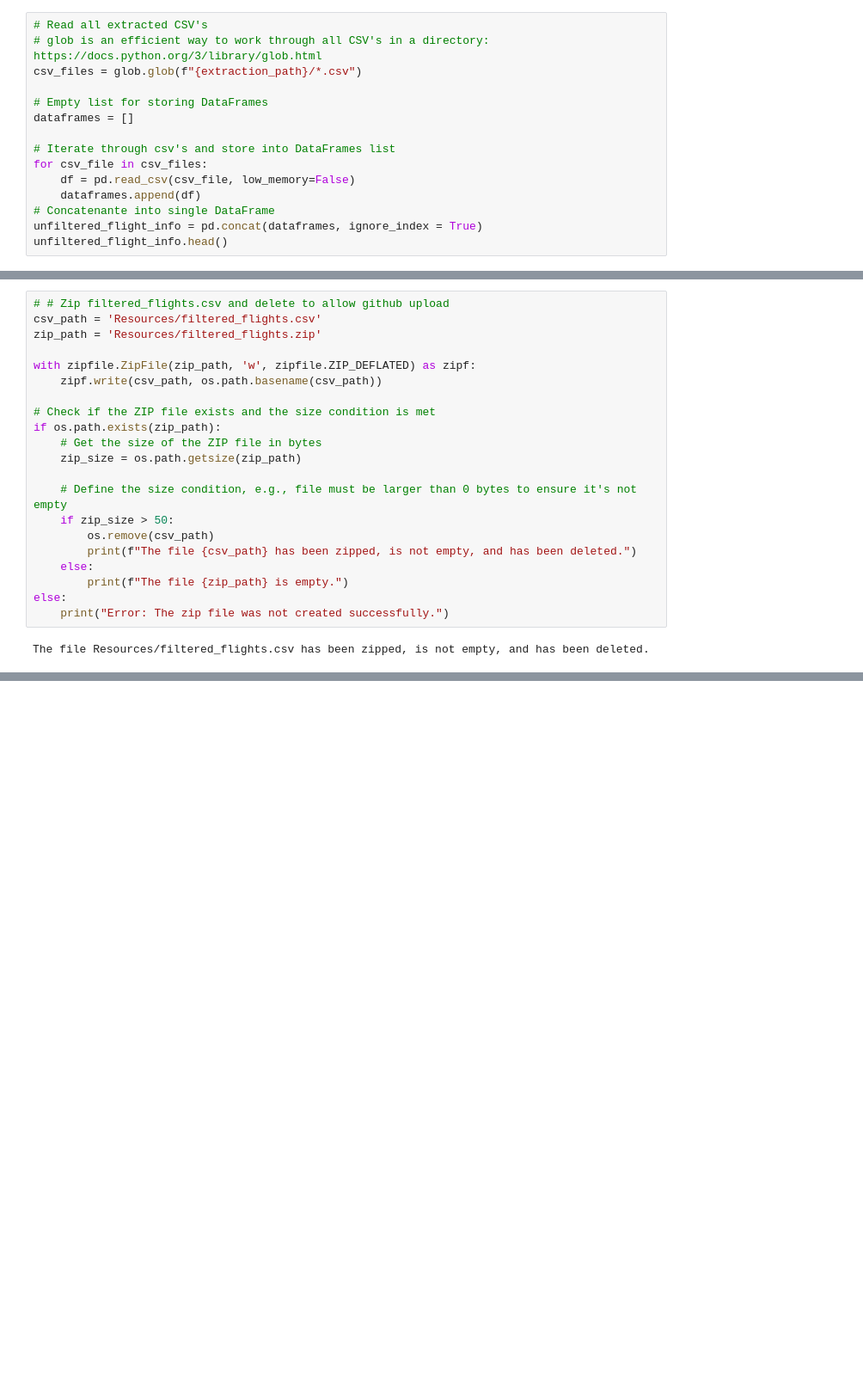
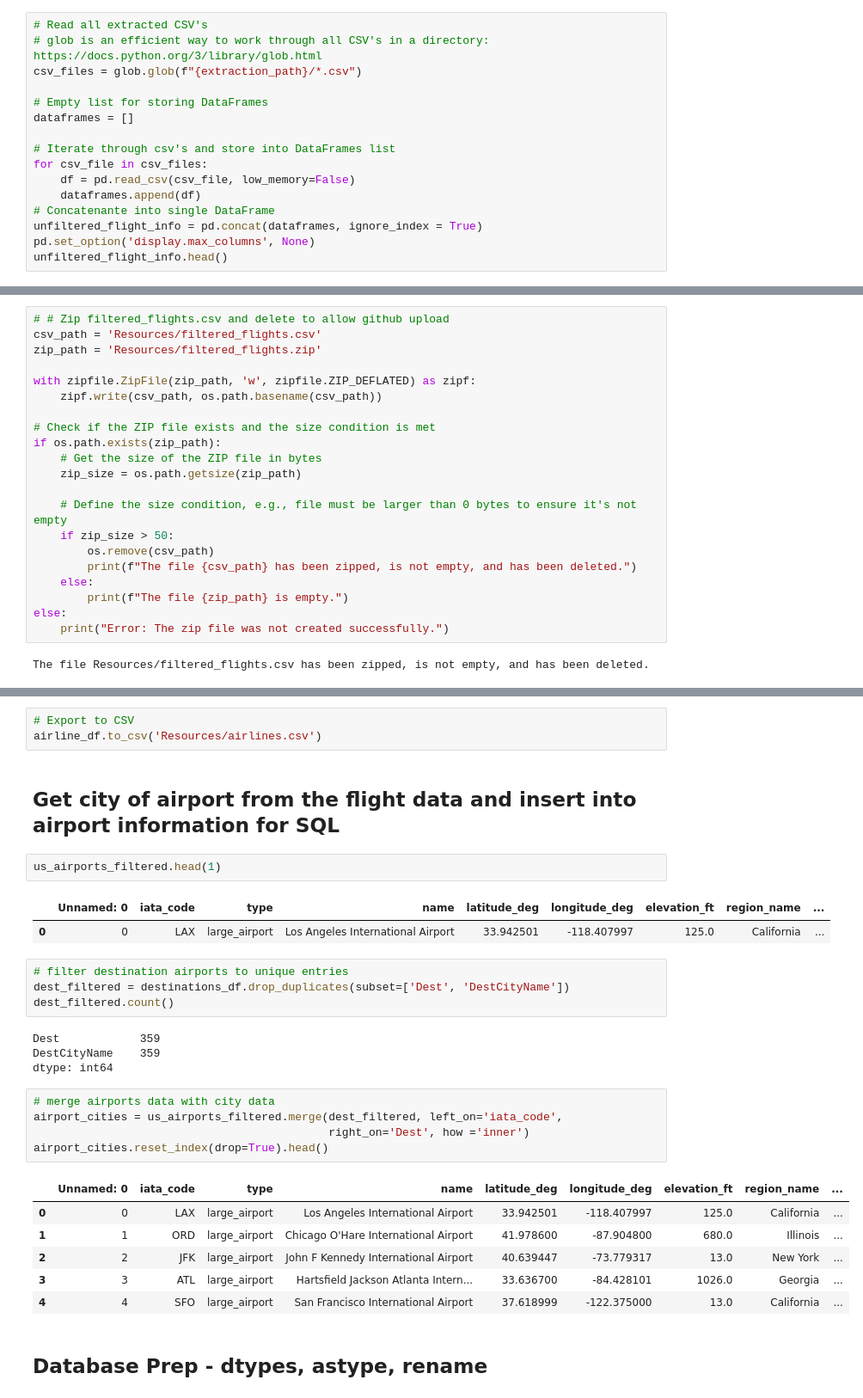
Before and after one commit to redpandata19/project3_team2, a Jupyter notebook: Cleanup2.ipynb, the cells around one changed output, grey strips where cells are left out. Shown: that part at 86% size. Drawn from its saved outputs; the diff is of its cells as text; blank space fills up the shorter version.

Commit message:
merging filtered us airports with destination cities

```diff
--- a/Cleanup2.ipynb
+++ b/Cleanup2.ipynb
@@ -44,6 +44,7 @@ for csv_file in csv_files:
     dataframes.append(df)
 # Concatenante into single DataFrame
 unfiltered_flight_info = pd.concat(dataframes, ignore_index = True)
+pd.set_option('display.max_columns', None)
 unfiltered_flight_info.head()
 # %% [output]
 |  | Year | Quarter | Month | DayofMonth | DayOfWeek | FlightDate | Marketing_Airline_Network | ... |
@@ -235,0 +220,32 @@ airline_df.to_csv('Resources/airlines.csv')
+# %%
+# Export to CSV
+airline_df.to_csv('Resources/airlines.csv')
+# %% [markdown]
+## Get city of airport from the flight data and insert into airport information for SQL
+# %%
+us_airports_filtered.head(1)
+# %% [output]
+|  | Unnamed: 0 | iata_code | type | name | latitude_deg | longitude_deg | elevation_ft | region_name | ... |
+| 0 | 0 | LAX | large_airport | Los Angeles International Airport | 33.942501 | -118.407997 | 125.0 | California | ... |
+# %%
+# filter destination airports to unique entries
+dest_filtered = destinations_df.drop_duplicates(subset=['Dest', 'DestCityName'])
+dest_filtered.count()
+# %% [output]
+Dest            359
+DestCityName    359
+dtype: int64
+# %%
+# merge airports data with city data
+airport_cities = us_airports_filtered.merge(dest_filtered, left_on='iata_code',
+                                            right_on='Dest', how ='inner')
+airport_cities.reset_index(drop=True).head()
+# %% [output]
+|  | Unnamed: 0 | iata_code | type | name | latitude_deg | longitude_deg | elevation_ft | region_name | ... |
+| 0 | 0 | LAX | large_airport | Los Angeles International Airport | 33.942501 | -118.407997 | 125.0 | California | ... |
+| 1 | 1 | ORD | large_airport | Chicago O'Hare International Airport | 41.978600 | -87.904800 | 680.0 | Illinois | ... |
+| 2 | 2 | JFK | large_airport | John F Kennedy International Airport | 40.639447 | -73.779317 | 13.0 | New York | ... |
+| 3 | 3 | ATL | large_airport | Hartsfield Jackson Atlanta Intern... | 33.636700 | -84.428101 | 1026.0 | Georgia | ... |
+| 4 | 4 | SFO | large_airport | San Francisco International Airport | 37.618999 | -122.375000 | 13.0 | California | ... |
+# %% [markdown]
+## Database Prep - dtypes, astype, rename
```
Also changed, not shown: parts of 14 cells of this notebook, 1 other file.
